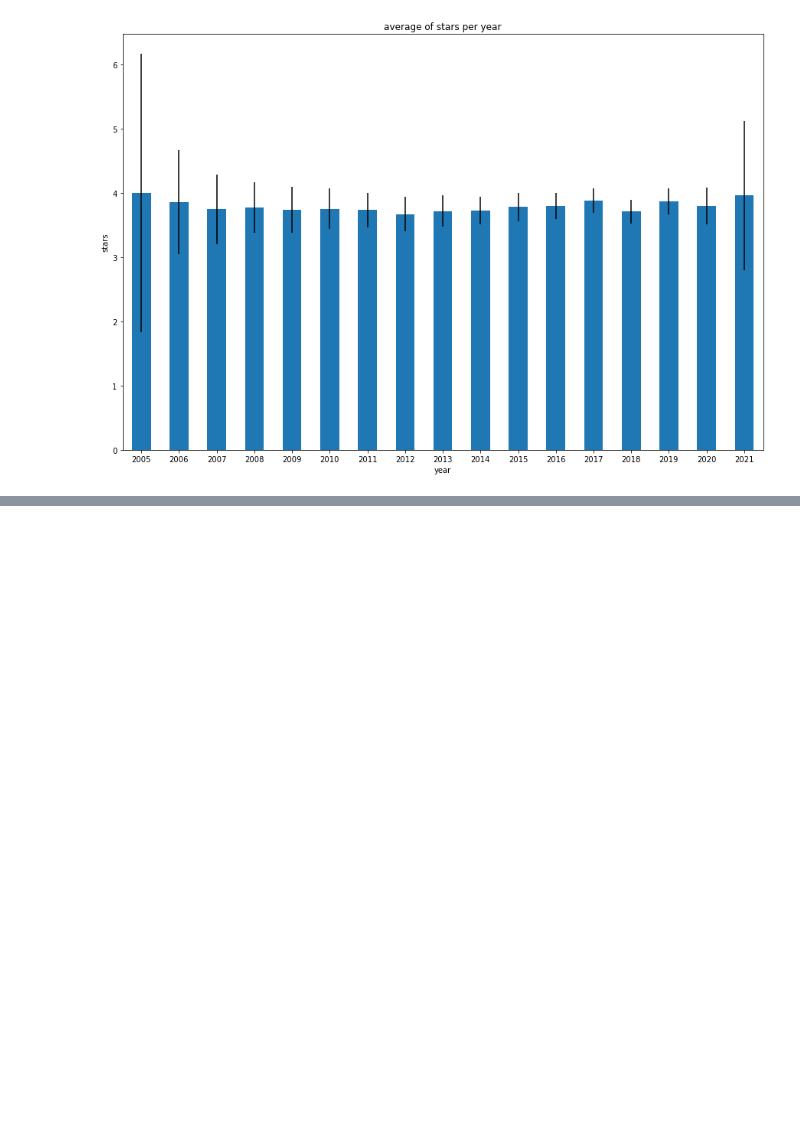
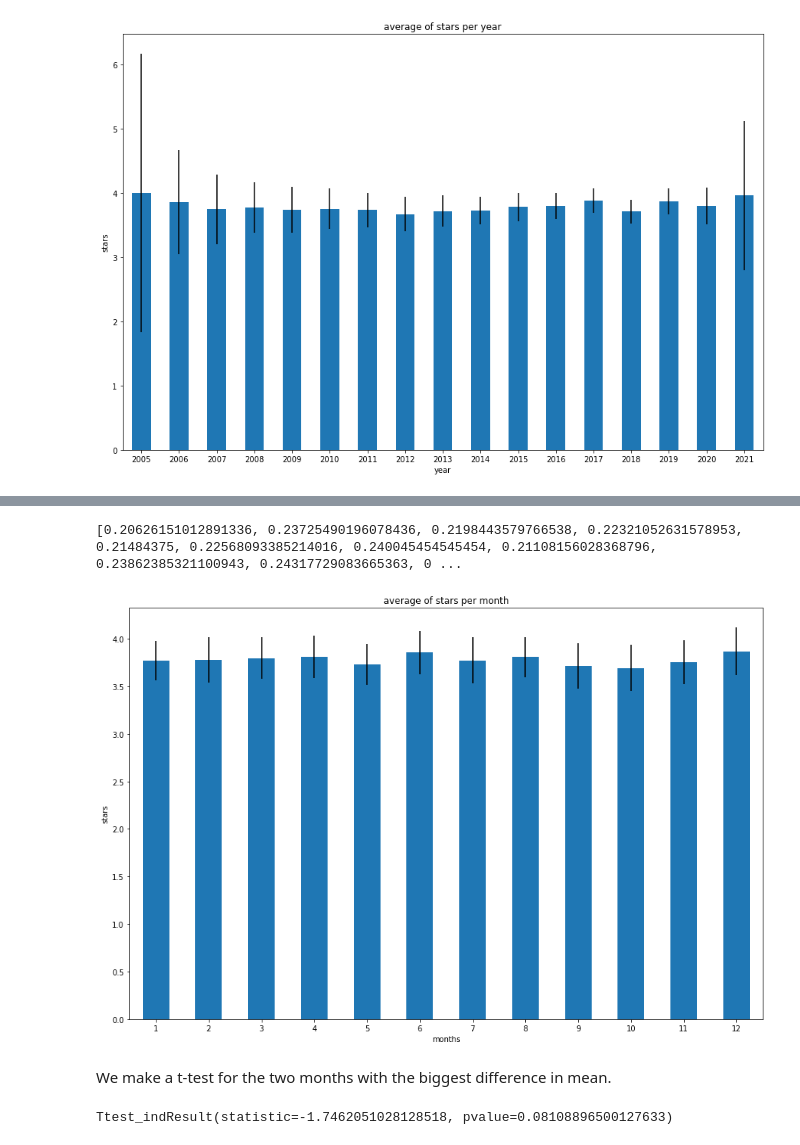
Before and after one commit to lucarossi9/Statistical-computation-project-2, a Jupyter notebook: An analysis on the ratings.ipynb, the cells around one changed output, grey strips where cells are left out. Cells and saved outputs as stored; diff of their text form; code cells hidden in the pictures; blank space fills up the shorter version.

Commit message:
added analysis on months and seasons

```diff
--- a/An analysis on the ratings.ipynb
+++ b/An analysis on the ratings.ipynb
@@ -394,9 +372,3 @@ df_dates.groupby(df_dates['date'].dt.year)["stars_y"].get_group(2005)
 3175    1
 3278    5
 Name: stars_y, dtype: int64
-# %%
-lengths = []
-for i in range(2005, 2022):
-    data = df_dates.groupby(df_dates['date'].dt.year)["stars_y"].get_group(i).values
-    lengths.append(length_confidence_interval(data))
-print(lengths)
@@ -443,0 +422,25 @@ Since the confidence interval overlaps, the difference is not significative
+# %%
+lengths = []
+for i in range(1, 13):
+    data = df_dates.groupby(df_dates['date'].dt.month)["stars_y"].get_group(i).values
+    lengths.append(bootstrap_CI(data, 1000)[1]-bootstrap_CI(data, 1000)[0])
+print(lengths)
+# %% [output]
+[0.20626151012891336, 0.23725490196078436, 0.2198443579766538, 0.22321052631578953, 0.21484375, 0.22568093385214016, 0.240045454545454, 0.21108156028368796, 0.23862385321100943, 0.24317729083665363, 0 ...
+# %%
+df_dates.groupby(df_dates['date'].dt.month)["stars_y"].mean().plot(
+    kind='bar', rot=0, figsize=(15,10), yerr = lengths)
+plt.ylabel('stars')
+plt.xlabel('months')
+plt.title('average of stars per month')
+plt.show()
+# %% [output]
+[figure, added]
+# %% [markdown]
+We make a t-test for the two months with the biggest difference in mean.
+# %%
+september = df_dates.groupby(df_dates['date'].dt.month)["stars_y"].get_group(9).values
+december = df_dates.groupby(df_dates['date'].dt.month)["stars_y"].get_group(12).values
+scipy.stats.ttest_ind(september, december)
+# %% [output]
+Ttest_indResult(statistic=-1.7462051028128518, pvalue=0.08108896500127633)
```
Also changed, not shown: parts of 19 cells of this notebook.
